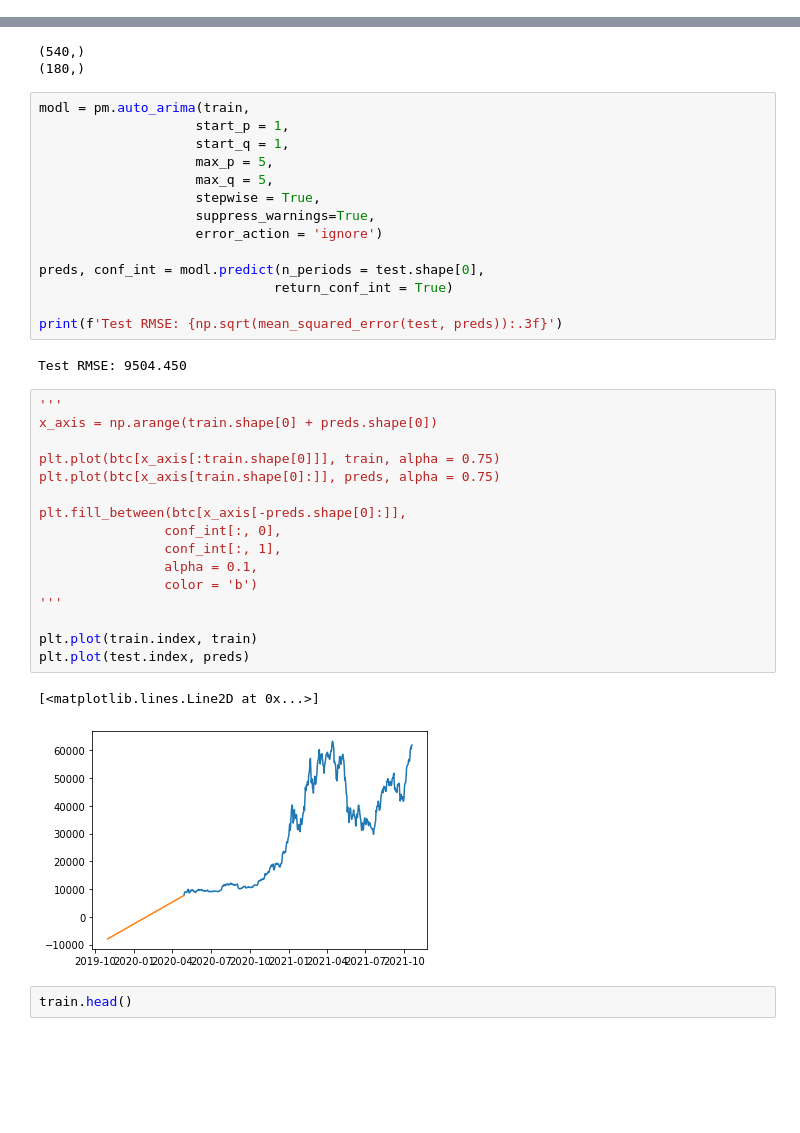
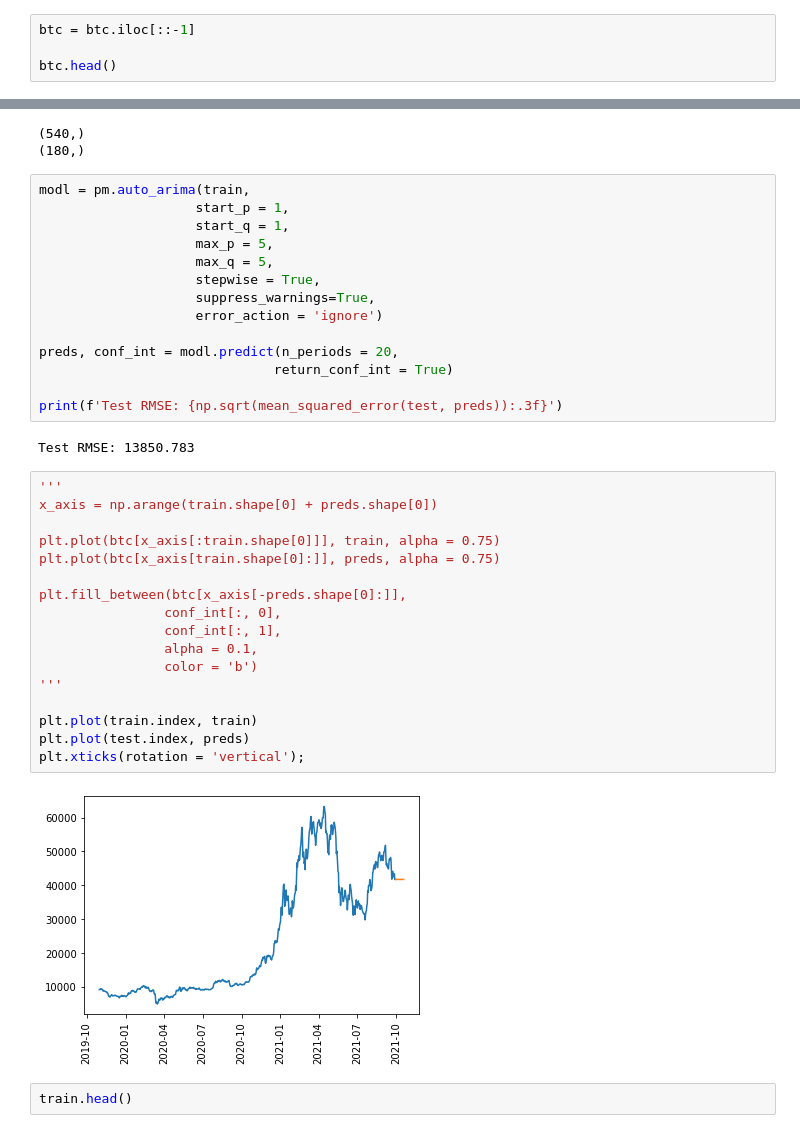
Before and after one commit to hank-butler/hf, a Jupyter notebook: btc_forecast_20211018.ipynb, the cells around one changed output, grey strips where cells are left out. Saved outputs shown, nothing was run; the diff lists cells and outputs as text; blank space fills up the shorter version.

Commit message:
reversed index for train/test split

```diff
--- a/btc_forecast_20211018.ipynb
+++ b/btc_forecast_20211018.ipynb
@@ -32,0 +33,4 @@ TypeError: acf() got an unexpected keyword argument 'unbiased'
+# %%
+btc = btc.iloc[::-1]
+
+btc.head()
@@ -140,31 +162,31 @@ modl = pm.auto_arima(train,
                     suppress_warnings=True,
                     error_action = 'ignore')
 
-preds, conf_int = modl.predict(n_periods = test.shape[0],
+preds, conf_int = modl.predict(n_periods = 20,
                               return_conf_int = True)
 
 print(f'Test RMSE: {np.sqrt(mean_squared_error(test, preds)):.3f}')
 # %% [output]
-Test RMSE: 9504.450
+Test RMSE: 13850.783
 # %%
 '''
 x_axis = np.arange(train.shape[0] + preds.shape[0])
 
 plt.plot(btc[x_axis[:train.shape[0]]], train, alpha = 0.75)
 plt.plot(btc[x_axis[train.shape[0]:]], preds, alpha = 0.75)
 
 plt.fill_between(btc[x_axis[-preds.shape[0]:]],
                 conf_int[:, 0],
                 conf_int[:, 1],
                 alpha = 0.1,
                 color = 'b')
 '''
 
 plt.plot(train.index, train)
 plt.plot(test.index, preds)
+plt.xticks(rotation = 'vertical');
 # %% [output]
-[<matplotlib.lines.Line2D at 0x...>]
-[figure, old version]
+[figure, new version]
 # %%
 train.head()
 # %% [output]
```
Also changed, not shown: parts of 7 cells of this notebook.
